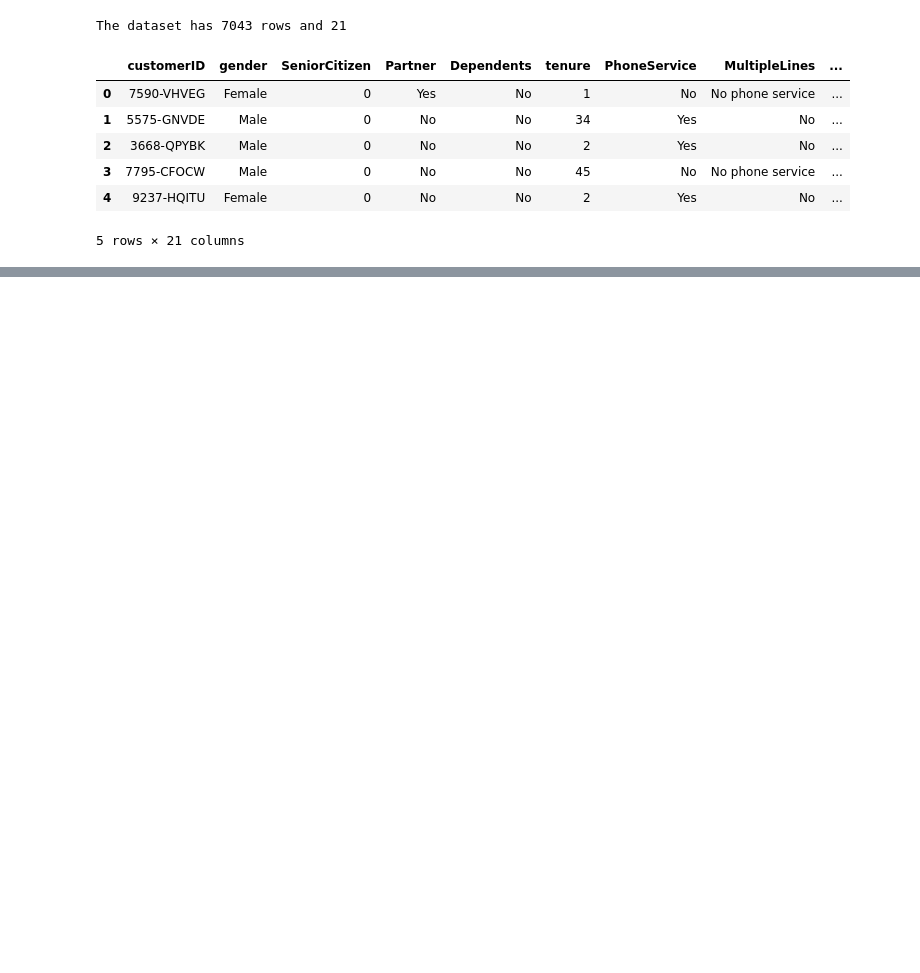
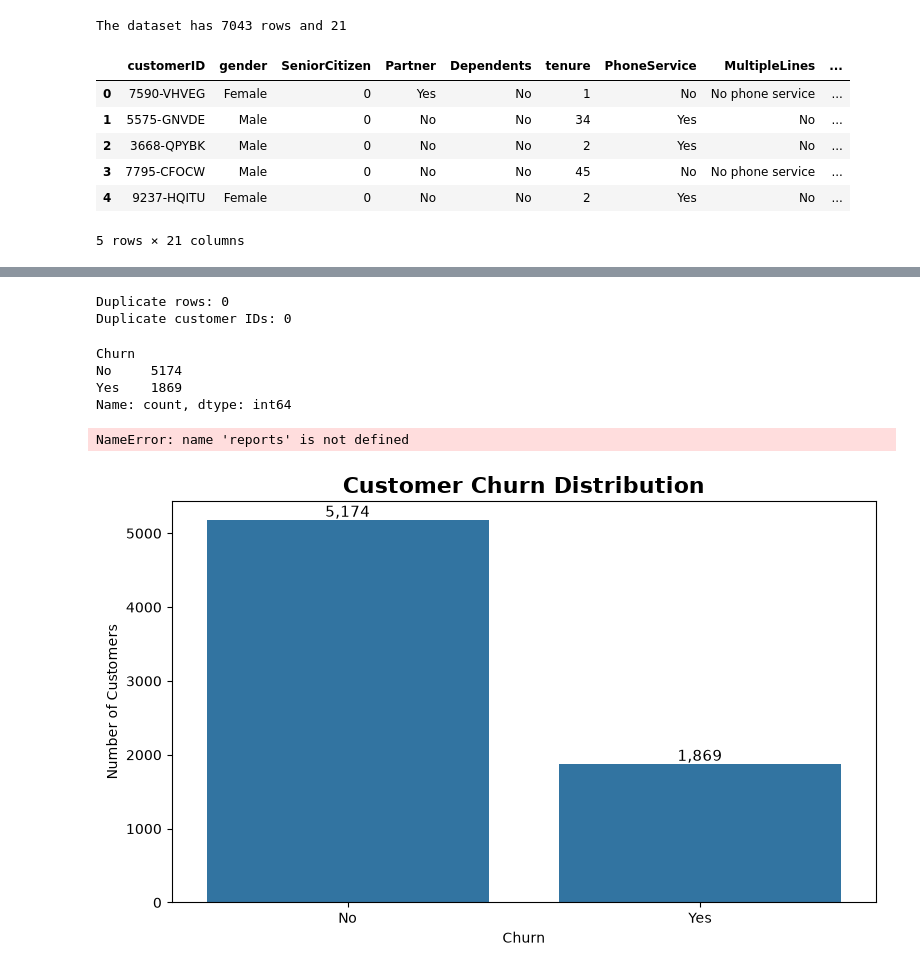
Before and after one commit to priyankag1111/Internship_Churnsense, a Jupyter notebook: notebooks/02_EDA.ipynb, the cells around one changed output, grey strips where cells are left out. Saved outputs shown, nothing was run; the diff lists cells and outputs as text; code cells hidden in the pictures; blank space fills up the shorter version.

```diff
--- a/notebooks/02_EDA.ipynb
+++ b/notebooks/02_EDA.ipynb
@@ -34,3 +34,17 @@ df.head()
 | 3 | 7795-CFOCW | Male | 0 | No | No | 45 | No | No phone service | ... |
 | 4 | 9237-HQITU | Female | 0 | No | No | 2 | Yes | No | ... |
 5 rows × 21 columns
+# %%
+# Fixing TotalCharges
+print("Before conversion:")
+print(df["TotalCharges"].dtype)
+
+df["TotalCharges"] = pd.to_numeric(
+    df["TotalCharges"],
+    errors="coerce"
+)
+print("\nAfter conversion:")
+print(df["TotalCharges"].dtype)
+
+print("\nMissing values created by conversion:")
+print(df["TotalCharges"].isna().sum())
@@ -36,0 +122,64 @@ df.head()
+# %%
+# Analysing duplicates
+duplicate_rows = df.duplicated().sum()
+duplicate_customer_ids = df["customerID"].duplicated().sum()
+
+print("Duplicate rows:", duplicate_rows)
+print("Duplicate customer IDs:", duplicate_customer_ids)
+# %% [output]
+Duplicate rows: 0
+Duplicate customer IDs: 0
+# %%
+# Churn Distribution Bar Chart
+
+churn_counts = df["Churn"].value_counts()
+
+print(churn_counts)
+
+fig, ax = plt.subplots(figsize=(8, 5))
+
+sns.barplot(
+    x=churn_counts.index,
+    y=churn_counts.values,
+    ax=ax
+)
+
+ax.set_title(
+    "Customer Churn Distribution",
+    fontsize=16,
+    fontweight="bold"
+)
+
+ax.set_xlabel("Churn")
+ax.set_ylabel("Number of Customers")
+
+for i, value in enumerate(churn_counts.values):
+    ax.text(
+        i,
+        value + 50,
+        f"{value:,}",
+        ha="center",
+        fontsize=11
+    )
+
+reports_dir = Path("reports")
+if not reports_dir.exists() and Path("../reports").exists():
+    reports_dir = Path("../reports")
+reports_dir.mkdir(parents=True, exist_ok=True)
+
+plt.tight_layout()
+plt.savefig(
+    reports_dir / "01_churn_distribution_bar.png",
+    dpi=300,
+    bbox_inches="tight"
+)
+
+plt.show()
+plt.close()
+# %% [output]
+Churn
+No     5174
+Yes    1869
+Name: count, dtype: int64
+NameError: name 'reports' is not defined
+[figure, added]
```
Also changed, not shown: parts of 3 cells of this notebook.
